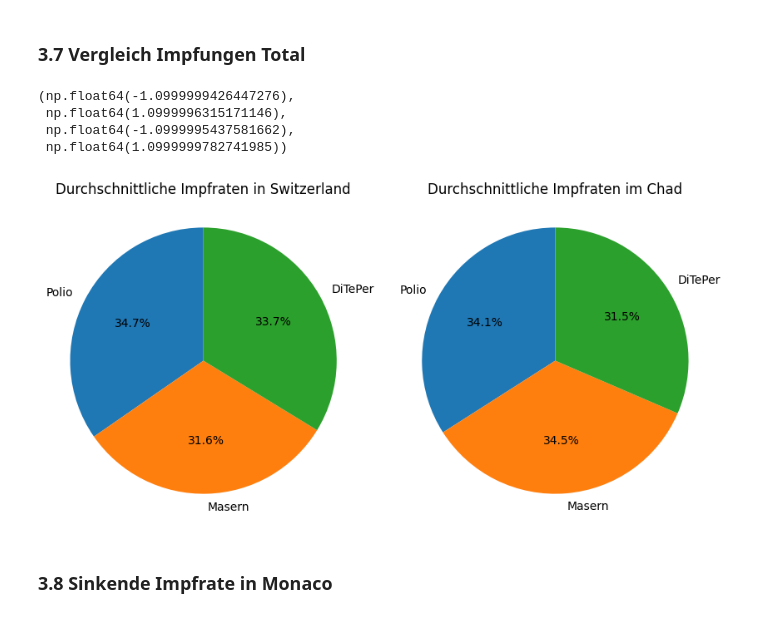
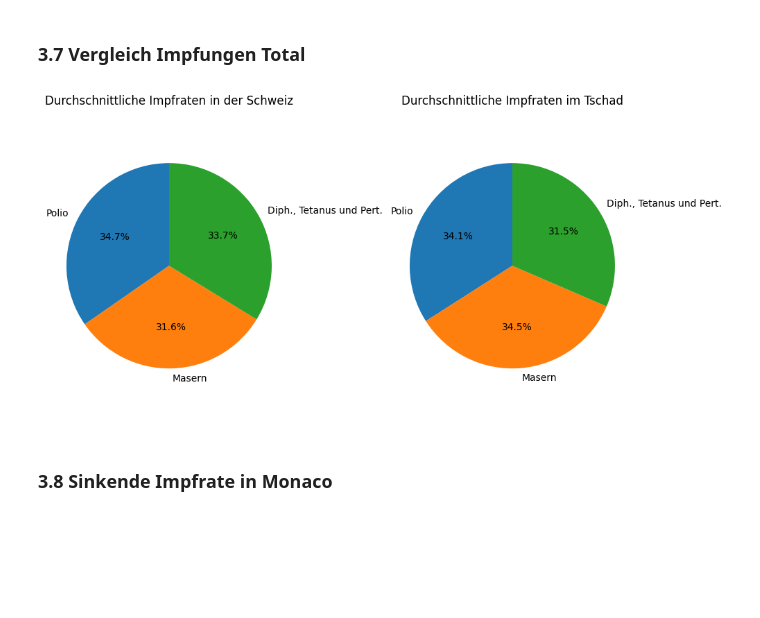
Before and after one commit to gandlea/LN-2-HS2025, a Jupyter notebook: Leistungsnachweis.ipynb, the cells around one changed output. Saved outputs shown, nothing was run; the diff lists cells and outputs as text; code cells hidden in the pictures; blank space fills up the shorter version.

Commit message:
Add Long Format

```diff
--- a/Leistungsnachweis.ipynb
+++ b/Leistungsnachweis.ipynb
@@ -658,48 +678,55 @@ import matplotlib.pyplot as plt
 
 # Länder auswählen
 country_schweiz = "Switzerland"
 country_chad = "Chad"
 
-def get_means_for_country(country):
-    polio_mean    = df_pivot_polio.loc[country].mean()
-    measles_mean  = df_pivot_measles.loc[country].mean()
-    diteper_mean  = df_pivot_diteper.loc[country].mean()
-    return pd.Series(
-        [polio_mean, measles_mean, diteper_mean],
-        index=["Polio", "Masern", "DiTePer"]
-    )
+label_schweiz = "Schweiz"
+label_chad = "Tschad"
+
+# Long-Format: Mittelwerte direkt aus rename_df (ohne Pivot)
+VACC_COLS = {
+    "Polio": "Polio Vaccine Coverage",
+    "Masern": "Measles Vaccine Coverage",
+    "Diph., Tetanus und Pert.": "Di te per Vaccine Coverage",
+}
+
+def get_means_for_country(country: str) -> pd.Series:
+    s = rename_df.loc[rename_df["Entity"] == country, list(VACC_COLS.values())].mean()
+    s = s.rename({v: k for k, v in VACC_COLS.items()})
+    s = s.fillna(0)
+    if s.sum() == 0:
+        print(f"Warnung: Keine Werte für {country} in den gewählten Impfspalten.")
+    return s
 
 werte1 = get_means_for_country(country_schweiz)
 werte2 = get_means_for_country(country_chad)
 
 # Zwei Subplots nebeneinander
 fig, axes = plt.subplots(1, 2, figsize=(10, 5))
 
 # Land 1
 axes[0].pie(
     werte1,
     labels=werte1.index,
     autopct="%1.1f%%",
     startangle=90
 )
-axes[0].set_title(f"Durchschnittliche Impfraten in {country_schweiz}")
+axes[0].set_title(f"Durchschnittliche Impfraten in der {label_schweiz}")
 axes[0].axis("equal")  # runder Kreis
 
 # Land 2
 axes[1].pie(
     werte2,
     labels=werte2.index,
     autopct="%1.1f%%",
     startangle=90
 )
-axes[1].set_title(f"Durchschnittliche Impfraten im {country_chad}")
+axes[1].set_title(f"Durchschnittliche Impfraten im {label_chad}")
 axes[1].axis("equal")  # runder Kreis
+
+plt.tight_layout()
 # %% [output]
-(np.float64(-1.0999999426447276),
- np.float64(1.0999996315171146),
- np.float64(-1.0999995437581662),
- np.float64(1.0999999782741985))
-[figure, old version]
+[figure, new version]
 # %% [markdown]
 ### 3.8 Sinkende Impfrate in Monaco
 # %%
```
Also changed, not shown: parts of 12 cells of this notebook.
